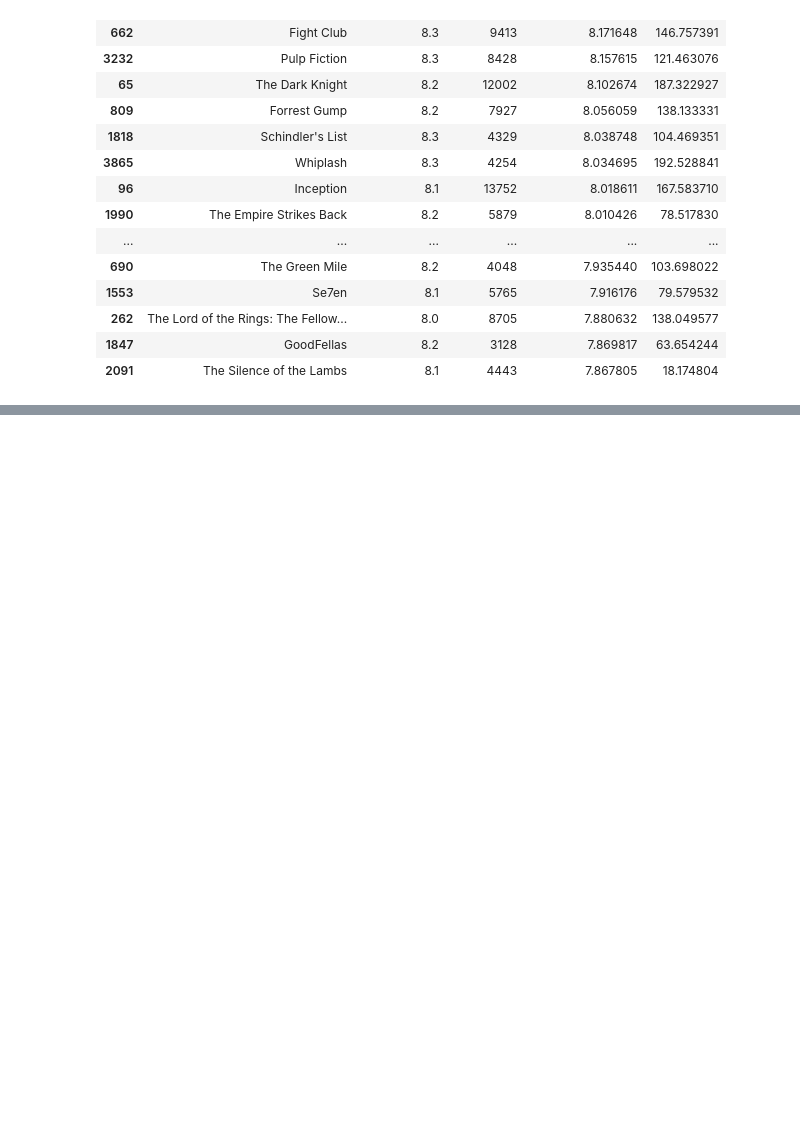
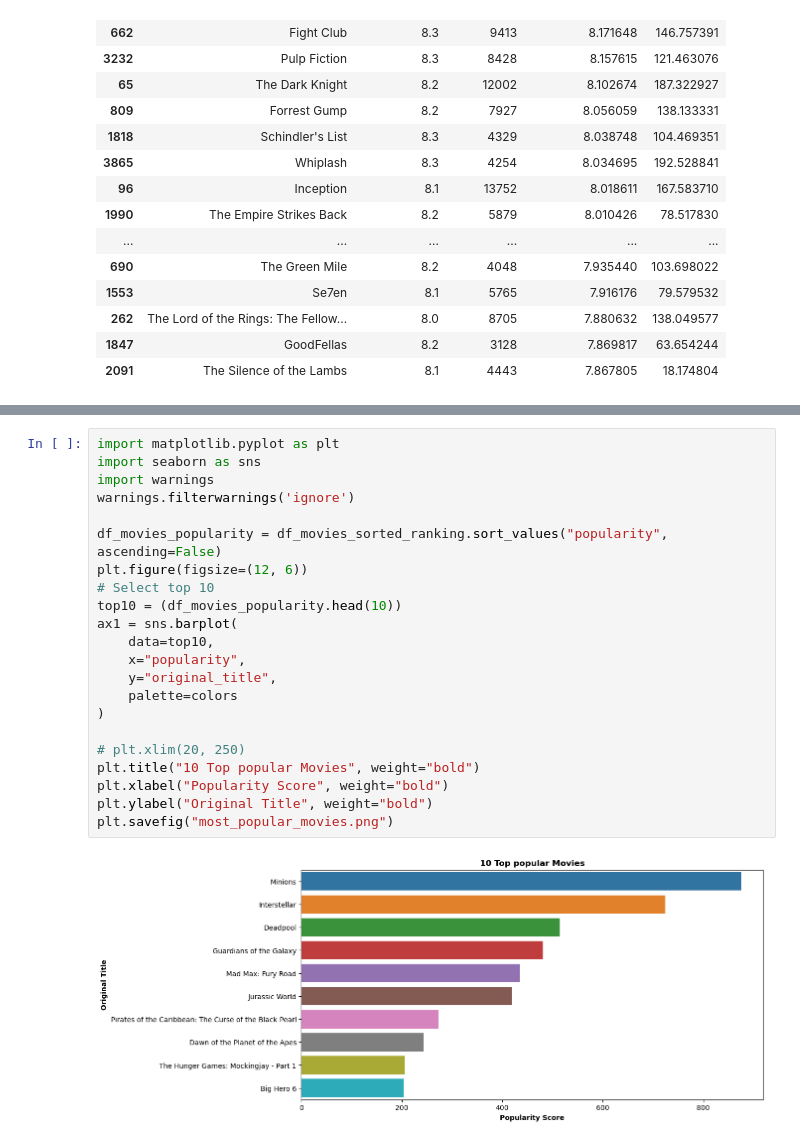
Before and after one commit to Thomasayanfeoluwa/Recommendation-Systems, a Jupyter notebook: weighted.ipynb, the cells around one changed output, grey strips where cells are left out. Cells and saved outputs as stored; diff of their text form; blank space fills up the shorter version.

Commit message:
popular movies

```diff
--- a/weighted.ipynb
+++ b/weighted.ipynb
@@ -179,3 +165,27 @@ plt.savefig("best_weighted_average_movies.png")
 plt.show()
 # %% [output]
 [figure]
+# %%
+import matplotlib.pyplot as plt
+import seaborn as sns
+import warnings
+warnings.filterwarnings('ignore')
+
+df_movies_popularity = df_movies_sorted_ranking.sort_values("popularity", ascending=False)
+plt.figure(figsize=(12, 6))
+# Select top 10
+top10 = (df_movies_popularity.head(10))
+ax1 = sns.barplot(
+    data=top10,
+    x="popularity",
+    y="original_title",
+    palette=colors
+)
+
+# plt.xlim(20, 250)
+plt.title("10 Top popular Movies", weight="bold")
+plt.xlabel("Popularity Score", weight="bold")
+plt.ylabel("Original Title", weight="bold")
+plt.savefig("most_popular_movies.png")
+# %% [output]
+[figure, added]
```
Also changed, not shown: parts of 2 cells of this notebook, 1 other file.
